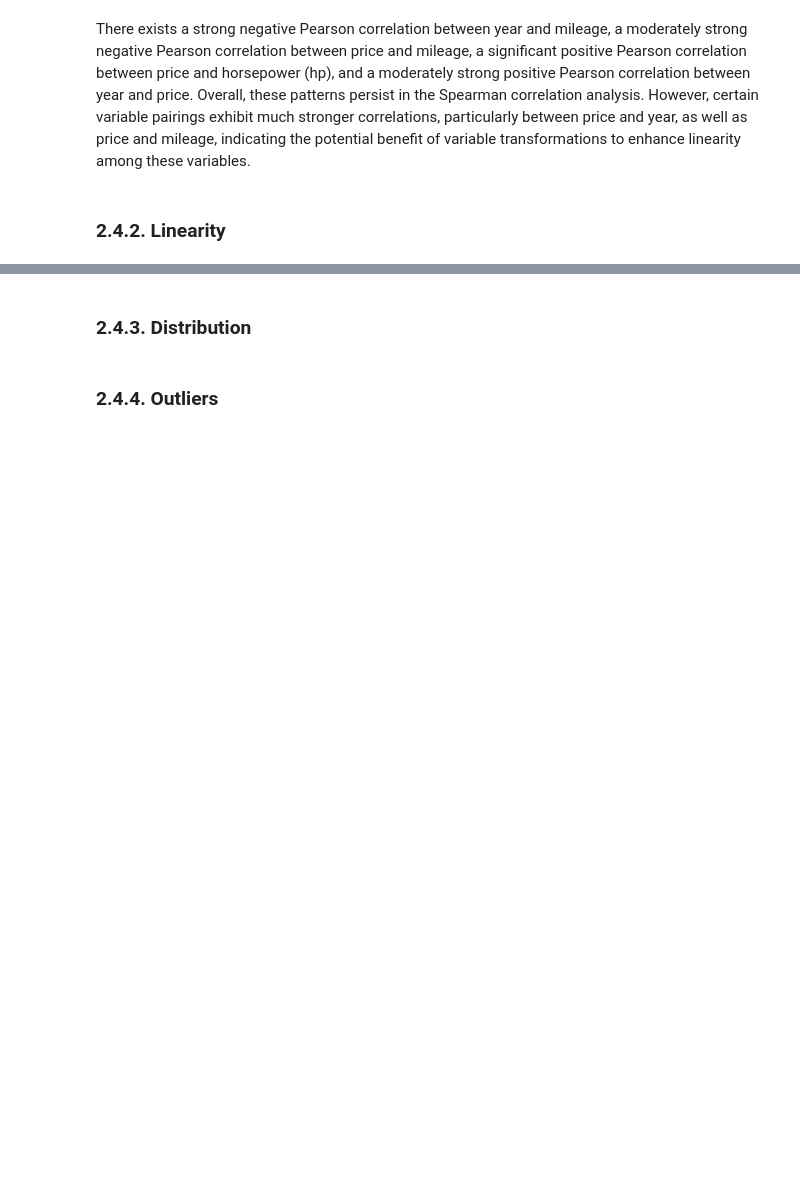
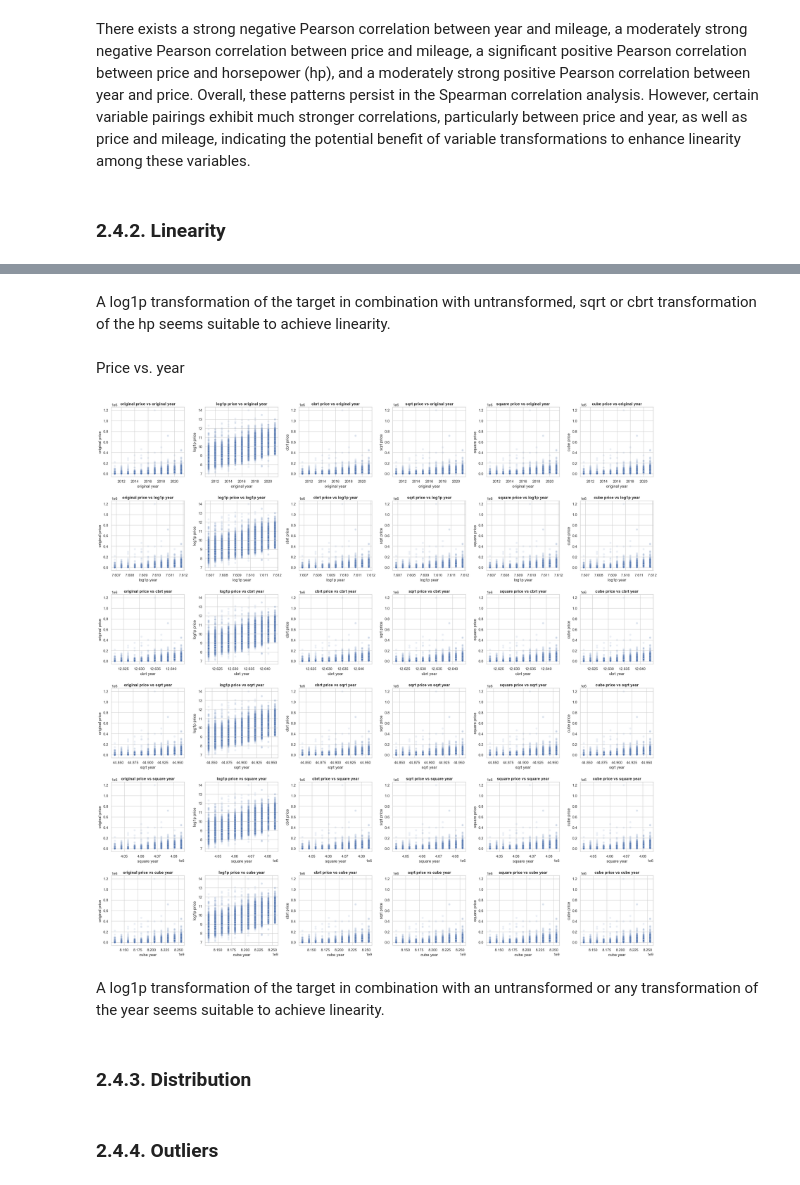
Before and after one commit to JAlbertOfficial/autoscout24-car-price-prediction, a Jupyter notebook: notebooks/1.0-ja-initial-data-exploration.ipynb, the cells around one changed output, grey strips where cells are left out. Cells and saved outputs as stored; diff of their text form; code cells hidden in the pictures; blank space fills up the shorter version.

```diff
--- a/notebooks/1.0-ja-initial-data-exploration.ipynb
+++ b/notebooks/1.0-ja-initial-data-exploration.ipynb
@@ -549,3 +565,13 @@ There exists a strong negative Pearson correlation between year and mileage, a m
+# %% [markdown]
+A log1p transformation of the target in combination with untransformed, sqrt or cbrt transformation of the hp seems suitable to achieve linearity.
+# %% [markdown]
+Price vs. year
+# %%
+transformation_scatterplot_grid(df_raw, "year", "price")
+# %% [output]
+[figure, added]
+# %% [markdown]
+A log1p transformation of the target in combination with an untransformed or any transformation of the year seems suitable to achieve linearity.
 # %% [markdown]
 ### 2.4.3. Distribution
 # %% [markdown]
```
Also changed, not shown: parts of 6 cells of this notebook.
